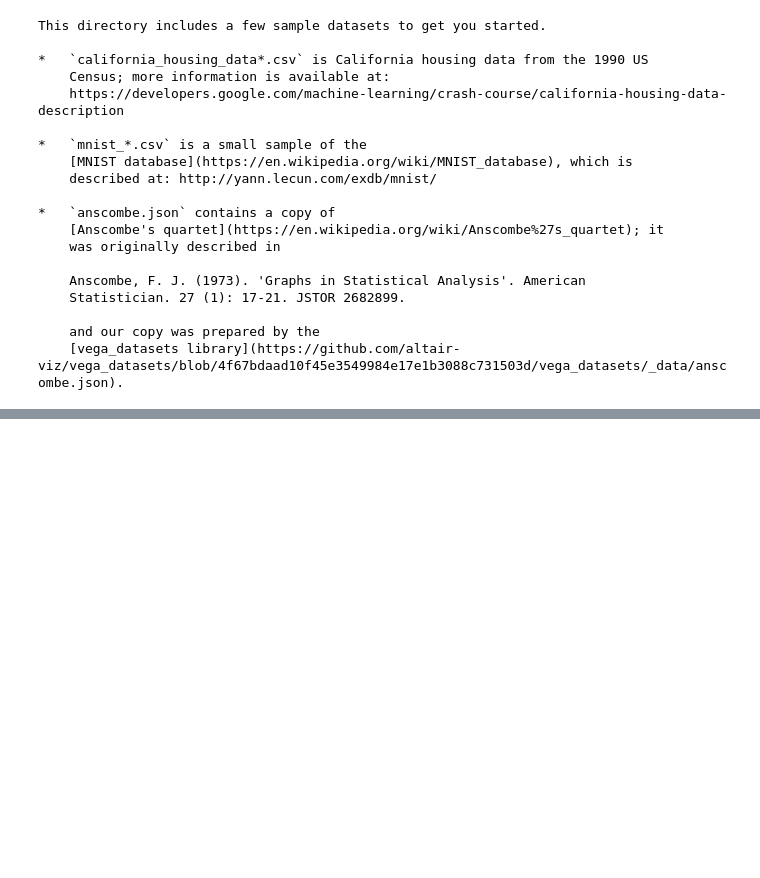
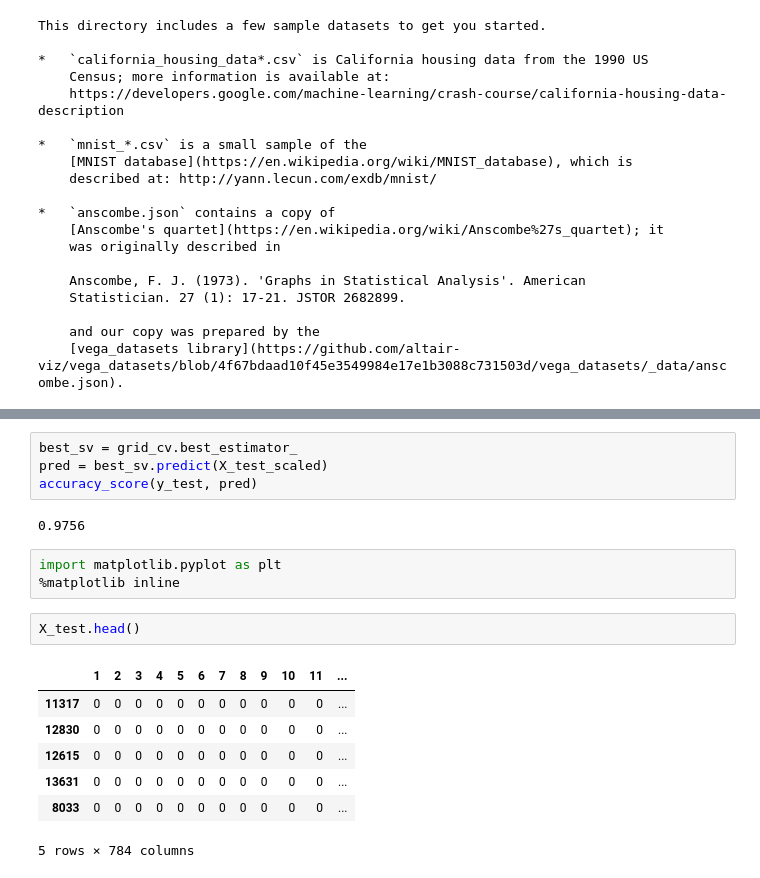
Before and after one commit to ckiekim/Colab, a Jupyter notebook: 01_Exercise.ipynb, the cells around one changed output, grey strips where cells are left out. Drawn from its saved outputs; the diff is of its cells as text; blank space fills up the shorter version.

```diff
--- a/01_Exercise.ipynb
+++ b/01_Exercise.ipynb
@@ -64,0 +195,19 @@ This directory includes a few sample datasets to get you started.
+# %%
+best_sv = grid_cv.best_estimator_
+pred = best_sv.predict(X_test_scaled)
+accuracy_score(y_test, pred)
+# %% [output]
+0.9756
+# %%
+import matplotlib.pyplot as plt
+%matplotlib inline
+# %%
+X_test.head()
+# %% [output]
+|  | 1 | 2 | 3 | 4 | 5 | 6 | 7 | 8 | 9 | 10 | 11 | ... |
+| 11317 | 0 | 0 | 0 | 0 | 0 | 0 | 0 | 0 | 0 | 0 | 0 | ... |
+| 12830 | 0 | 0 | 0 | 0 | 0 | 0 | 0 | 0 | 0 | 0 | 0 | ... |
+| 12615 | 0 | 0 | 0 | 0 | 0 | 0 | 0 | 0 | 0 | 0 | 0 | ... |
+| 13631 | 0 | 0 | 0 | 0 | 0 | 0 | 0 | 0 | 0 | 0 | 0 | ... |
+| 8033 | 0 | 0 | 0 | 0 | 0 | 0 | 0 | 0 | 0 | 0 | 0 | ... |
+5 rows × 784 columns
```
Also changed, not shown: parts of 17 cells of this notebook.
